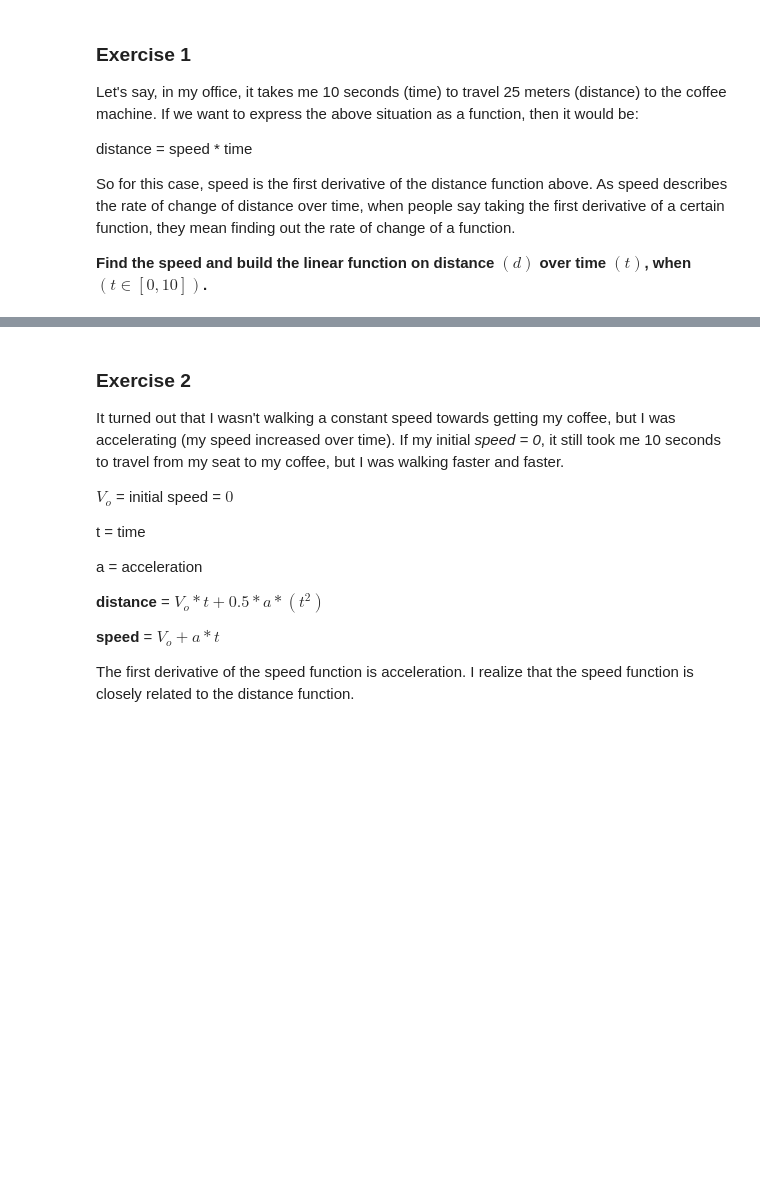
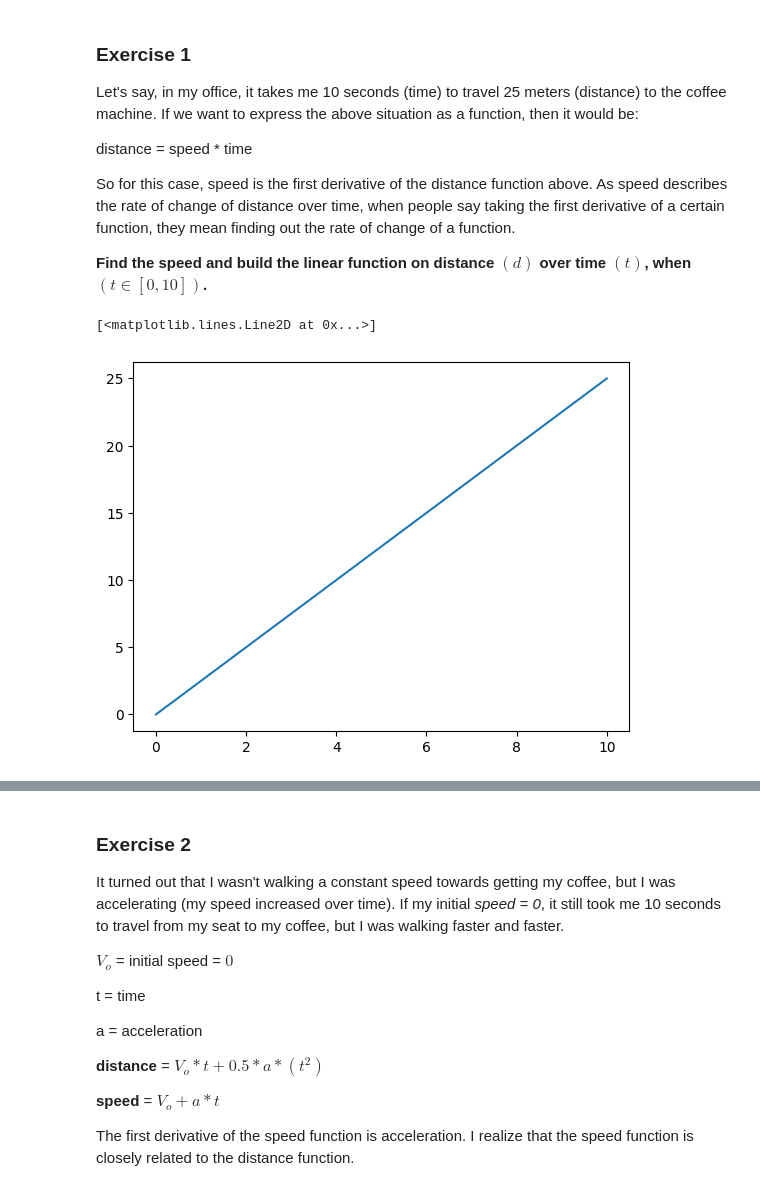
Before and after one commit to pjparreaza/calculus-and-algebra-problems-with-python, a Jupyter notebook: notebook/problems.ipynb, the cells around one changed output, grey strips where cells are left out. Drawn from its saved outputs; the diff is of its cells as text; code cells hidden in the pictures; blank space fills up the shorter version.

```diff
--- a/notebook/problems.ipynb
+++ b/notebook/problems.ipynb
@@ -43,5 +43,10 @@ def f(t): return 2.5*t
 t = np.linspace(0,10)
 # %%
 # Plot the distance function on domain (t)
+# a continuacion graficaremos la función previamente definida mediante el comando
+plt.plot(t, f(t))
+# %% [output]
+[<matplotlib.lines.Line2D at 0x...>]
+[figure, added]
 # %%
 # Create a DataFrame
```
Also changed, not shown: parts of 2 cells of this notebook.
